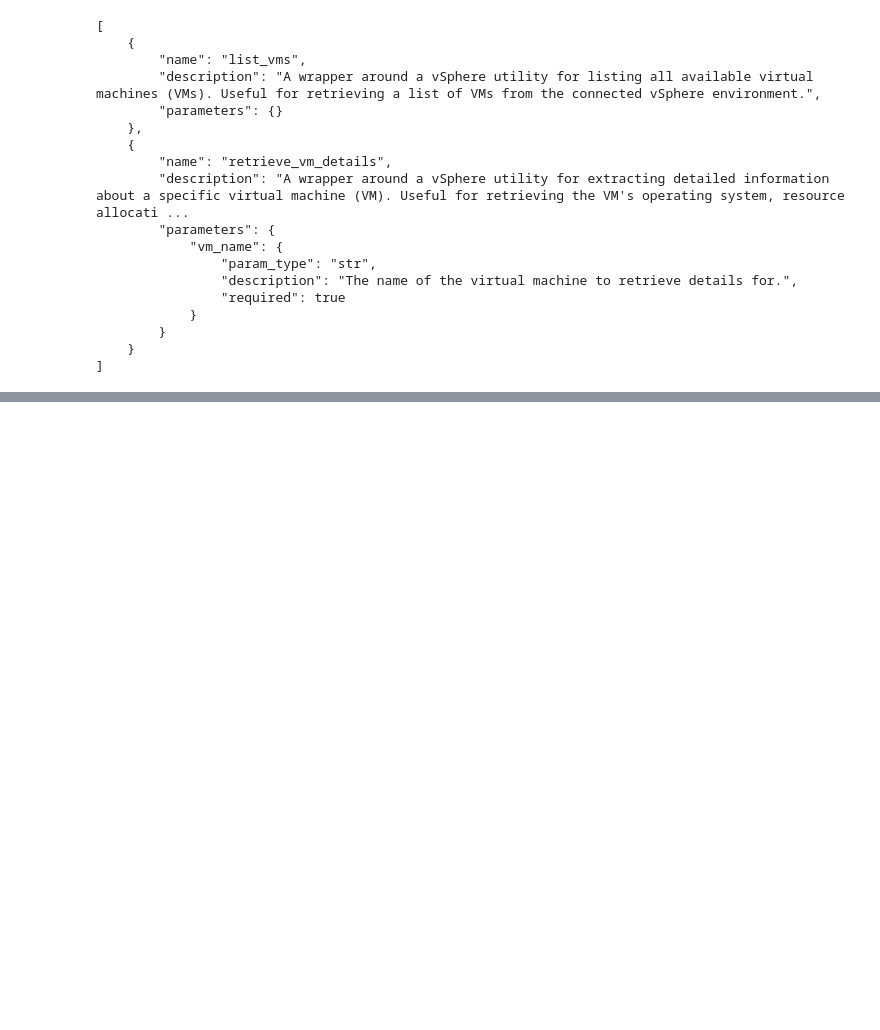
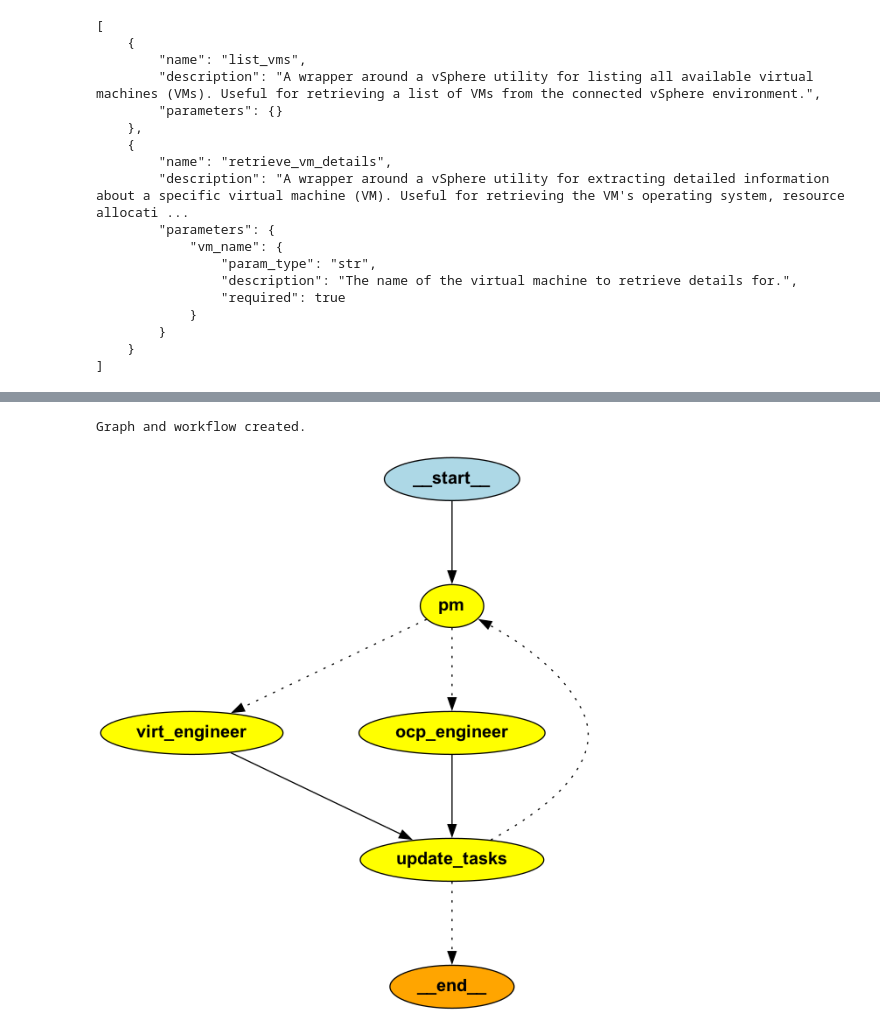
Before and after one commit to gsampaio-rh/virt-llm-agents, a Jupyter notebook: 31-migration.ipynb, the cells around one changed output, grey strips where cells are left out. Cells and saved outputs as stored; diff of their text form; code cells hidden in the pictures; blank space fills up the shorter version.

```diff
--- a/31-migration.ipynb
+++ b/31-migration.ipynb
@@ -341,0 +317,23 @@ Event: {'ocp_engineer_node': {'ocp_engineer_response': ['{\'task_id\': \'ocp_tas
+# %%
+from langgraph.graph import StateGraph, START, END
+
+
+def create_graph() -> StateGraph:
+    graph = StateGraph(MultiAgentGraphState)
+
+    graph.add_node("pm", pm_node_function)
+    graph.add_node("virt_engineer", virt_engineer)
+    graph.add_node("ocp_engineer", ocp_engineer)
+    graph.add_node("update_tasks", update_tasks)
+
+    # Define the flow of the graph
+    graph.add_edge(START, "pm")
+    graph.add_conditional_edges(
+        "pm", send_task_to_agent, ["virt_engineer", "ocp_engineer"]
+    )
+
+    graph.add_edge("virt_engineer", "update_tasks")
+    graph.add_edge("ocp_engineer", "update_tasks")
+    graph.add_conditional_edges("update_tasks", should_continue, ["pm", END])
+
+    return graph
@@ -341,0 +404,25 @@ Event: {'ocp_engineer_node': {'ocp_engineer_response': ['{\'task_id\': \'ocp_tas
+# %%
+from memory.sqlite_saver import initialize_memory
+
+memory = initialize_memory(":memory:")
+
+config = {"configurable": {"thread_id": "1"}}
+dict_inputs = {"tasks": tasks}
+
+# Create the graph and compile the workflow
+graph = create_graph()
+workflow = graph.compile(checkpointer=memory)
+print("Graph and workflow created.")
+# %% [output]
+Graph and workflow created.
+# %%
+from IPython.display import Image, display
+
+try:
+    display(Image(workflow.get_graph().draw_png()))
+except ImportError:
+    print(
+        "You likely need to install dependencies for pygraphviz, see more here https://github.com/pygraphviz/pygraphviz/blob/main/INSTALL.txt"
+    )
+# %% [output]
+[figure, added]
```
Also changed, not shown: parts of 15 cells of this notebook, 3 other files.
